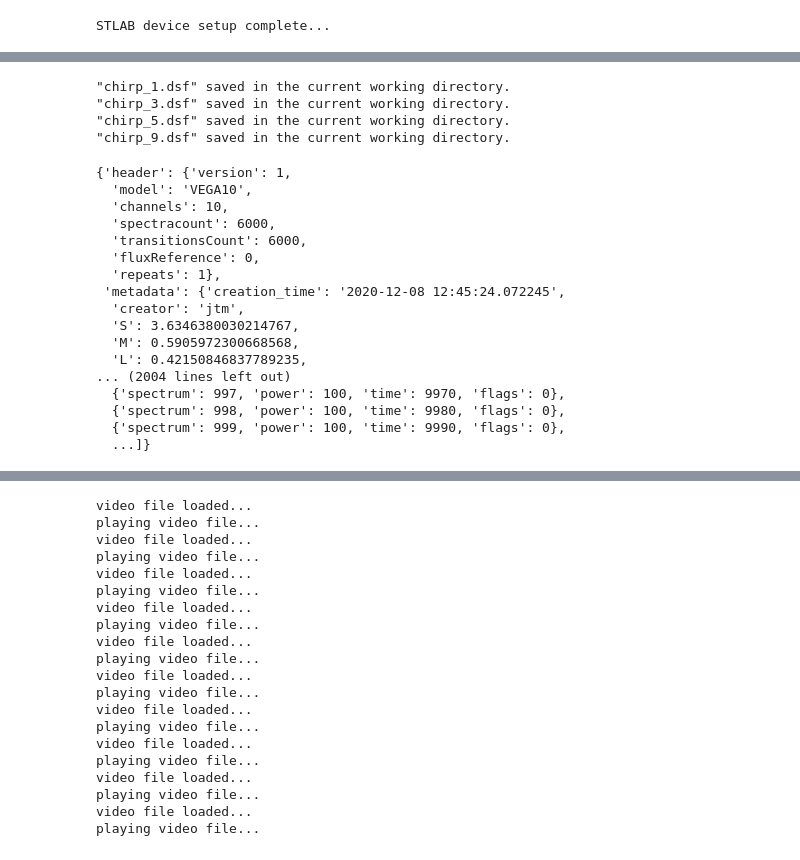
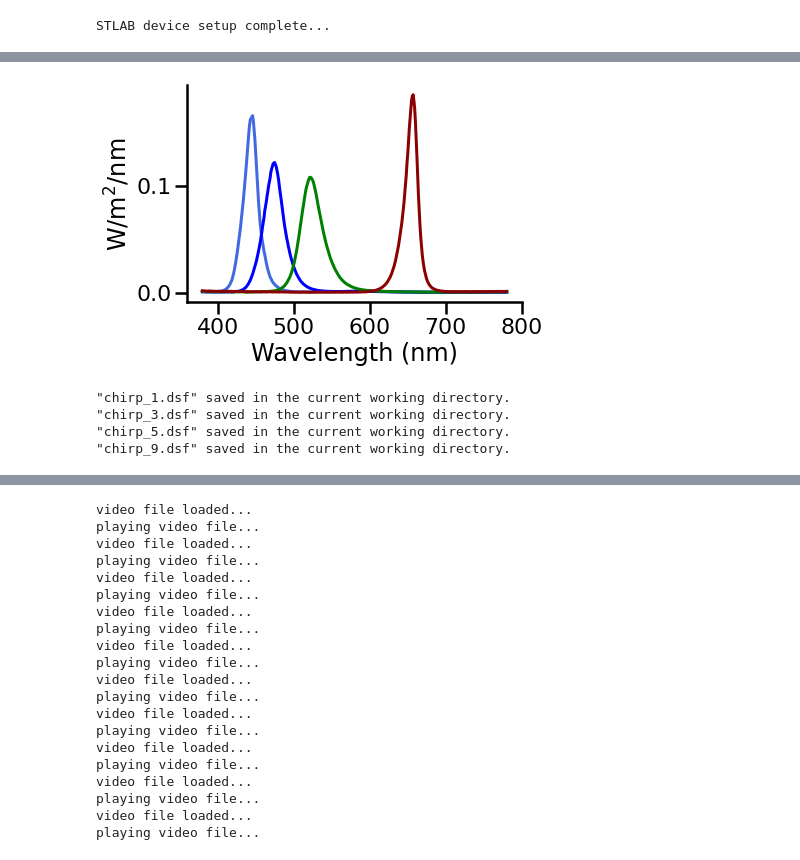
Before and after one commit to PyPlr/cvd_pupillometry, a Jupyter notebook: code/PyPlr/pyplr/notebooks/chirps.ipynb, the cells around one changed output, grey strips where cells are left out. Saved outputs shown, nothing was run; the diff lists cells and outputs as text; code cells hidden in the pictures.

```diff
--- a/code/PyPlr/pyplr/notebooks/chirps.ipynb
+++ b/code/PyPlr/pyplr/notebooks/chirps.ipynb
@@ -78,3 +151,23 @@ df.to_dict()
+# %%
+d = cc.lkp.loc[idxs].reset_index().melt(id_vars=['led','intensity'],
+                                        value_name='flux',
+                                        var_name='Wavelength')
+fig, ax = plt.subplots()
+sns.lineplot(data=d,
+             x='Wavelength',
+             y='flux',
+             units='led',
+             estimator=None,
+             hue='led',
+             palette=c,
+             legend=False,
+             ax=ax)
+ax.set(ylabel='W/m$^2$/nm',
+      xlabel='Wavelength (nm)')
+sns.despine()
+fig.savefig('chirp_SPDs.svg', bbox_inches='tight')
+# %% [output]
+[figure, added]
 # %%
 from scipy.signal import chirp
 
@@ -149,23 +242,3 @@ for (led, intensity), info in stim_info.iterrows():
 "chirp_3.dsf" saved in the current working directory.
 "chirp_5.dsf" saved in the current working directory.
 "chirp_9.dsf" saved in the current working directory.
-# %%
-stlab.video_file_to_dict('chirp_1.dsf')
-# %% [output]
-{'header': {'version': 1,
-  'model': 'VEGA10',
-  'channels': 10,
-  'spectracount': 6000,
-  'transitionsCount': 6000,
-  'fluxReference': 0,
-  'repeats': 1},
- 'metadata': {'creation_time': '2020-12-08 12:45:24.072245',
-  'creator': 'jtm',
-  'S': 3.6346380030214767,
-  'M': 0.5905972300668568,
-  'L': 0.42150846837789235,
-... (2004 lines left out)
-  {'spectrum': 997, 'power': 100, 'time': 9970, 'flags': 0},
-  {'spectrum': 998, 'power': 100, 'time': 9980, 'flags': 0},
-  {'spectrum': 999, 'power': 100, 'time': 9990, 'flags': 0},
-  ...]}
```
Also changed, not shown: parts of 9 cells of this notebook, 4 other files.
